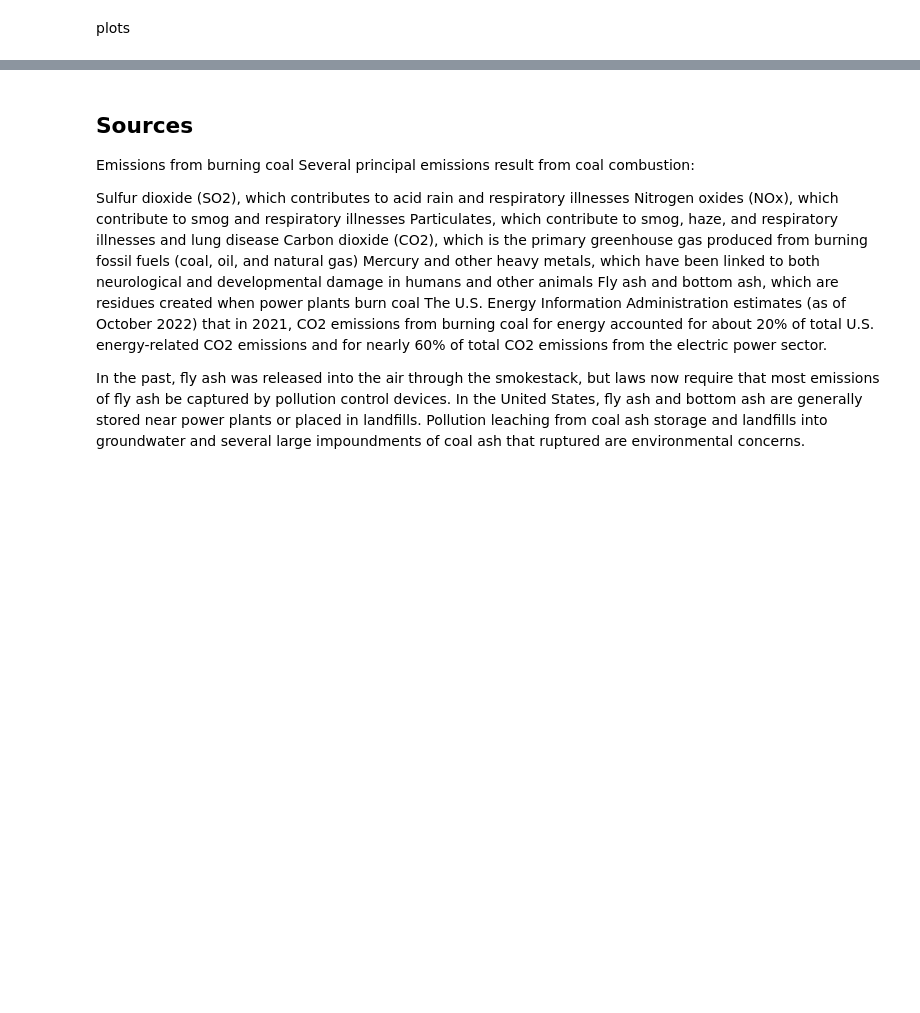
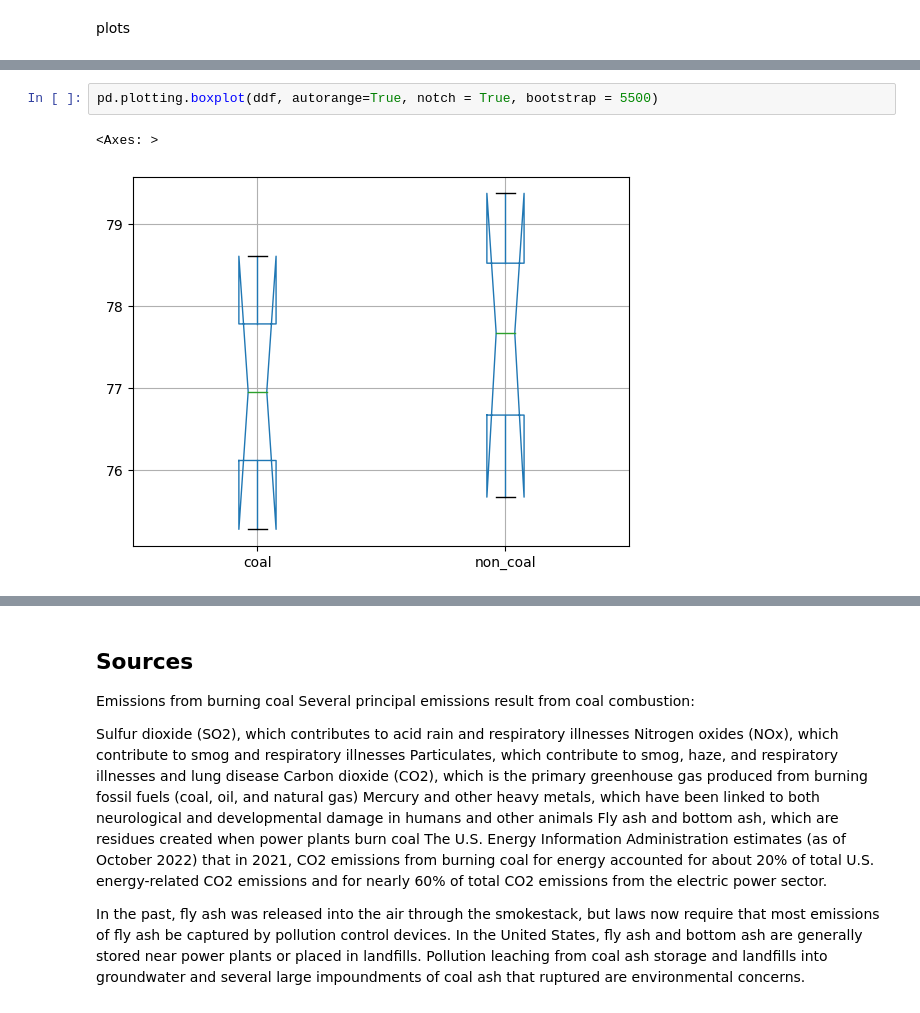
Before and after one commit to aaronjamesroberts/APCV-361-Final-Project-Snedden-Roberts, a Jupyter notebook: final.ipynb, the cells around one changed output, grey strips where cells are left out. Saved outputs shown, nothing was run; the diff lists cells and outputs as text; blank space fills up the shorter version.

```diff
--- a/final.ipynb
+++ b/final.ipynb
@@ -245,0 +225,5 @@ dict_df.plot.line(y=['coal_q75', 'coal_q25', 'coal_mean'],figsize=(12,5))
+# %%
+pd.plotting.boxplot(ddf, autorange=True, notch = True, bootstrap = 5500)
+# %% [output]
+<Axes: >
+[figure, added]
```
Also changed, not shown: parts of 11 cells of this notebook.
